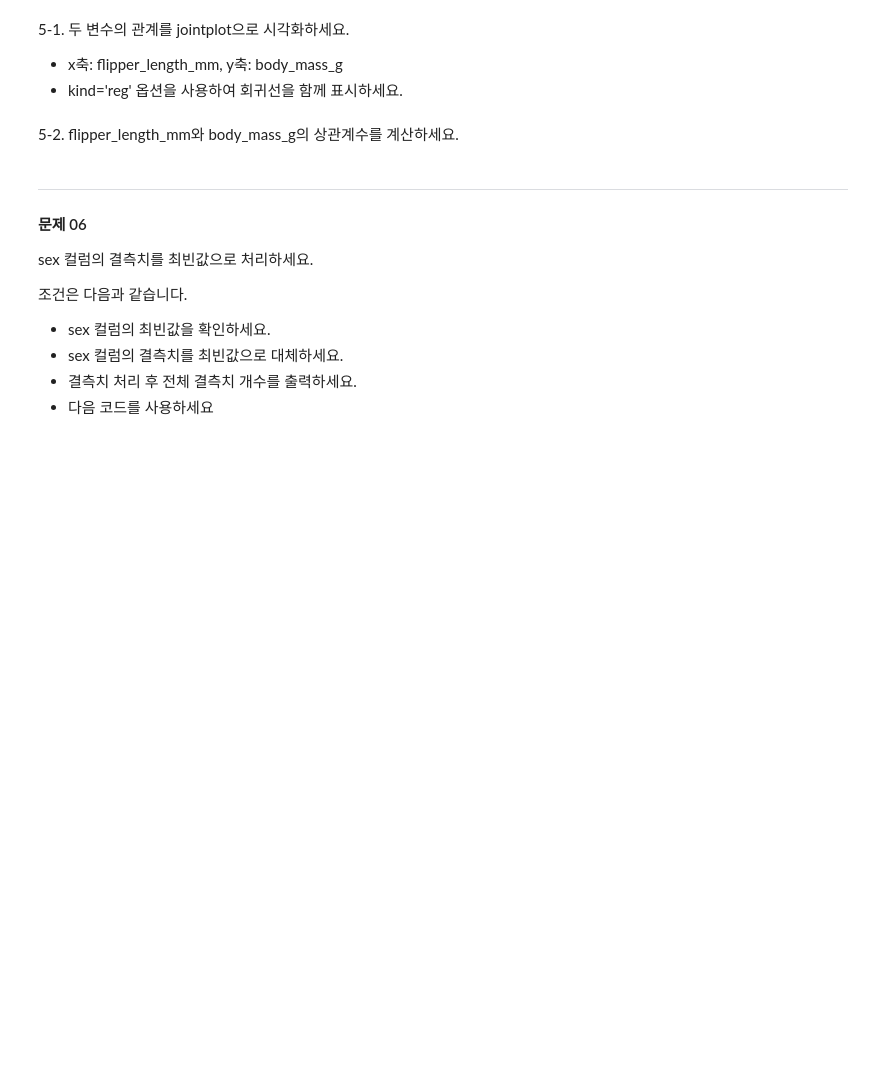
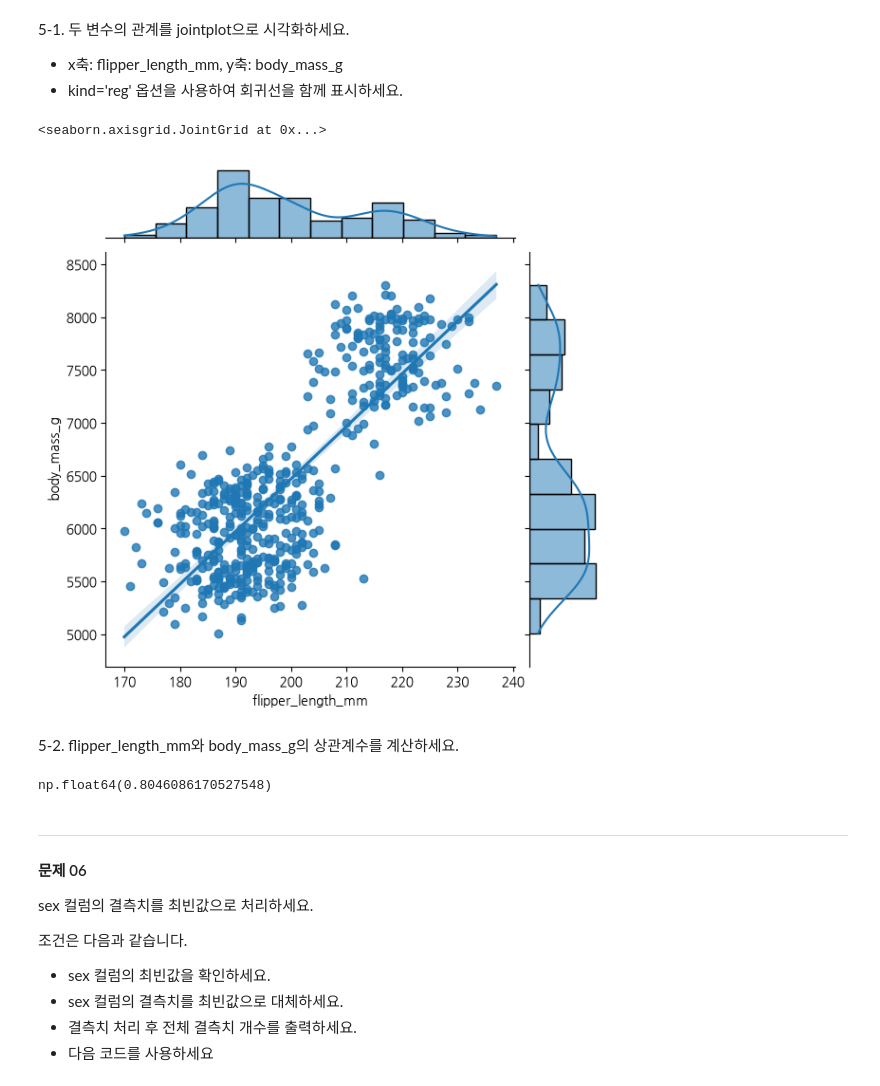
Before and after one commit to TaeGaori/fastapi_2026, a Jupyter notebook: penguin_body_mass/AICE_모의고사15회_문제지.ipynb, the cells around one changed output. Drawn from its saved outputs; the diff is of its cells as text; code cells hidden in the pictures; blank space fills up the shorter version.

```diff
--- a/penguin_body_mass/AICE_모의고사15회_문제지.ipynb
+++ b/penguin_body_mass/AICE_모의고사15회_문제지.ipynb
@@ -160,2 +165,8 @@ flipper_length_mm와 body_mass_g 사이의 관계를 확인하려 합니다.
+# %%
+# 답안
+sns.jointplot(data=penguin_df, x='flipper_length_mm', y='body_mass_g', kind='reg')
+# %% [output]
+<seaborn.axisgrid.JointGrid at 0x...>
+[figure, added]
 # %% [markdown]
 5-2. flipper_length_mm와 body_mass_g의 상관계수를 계산하세요.
@@ -164,3 +173,9 @@ flipper_length_mm와 body_mass_g 사이의 관계를 확인하려 합니다.
+# %%
+#답안
+# 상관계수가 뭔지 기억이 안나서 질문
+penguin_df['flipper_length_mm'].corr(penguin_df['body_mass_g'])
+# %% [output]
+np.float64(0.8046086170527548)
 # %% [markdown]
 ---
 #### 문제 06
```
Also changed, not shown: parts of 15 cells of this notebook, 2 other files.
